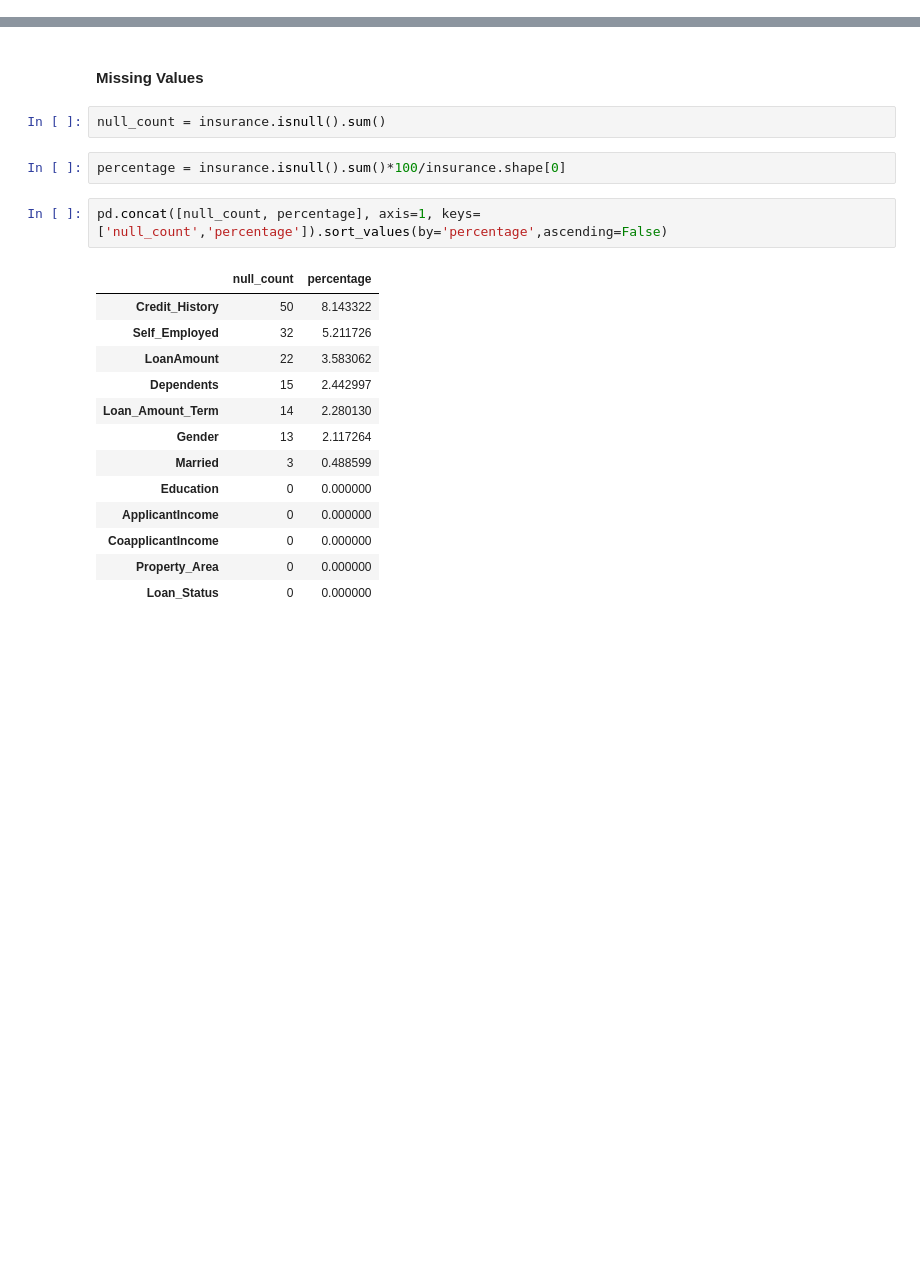
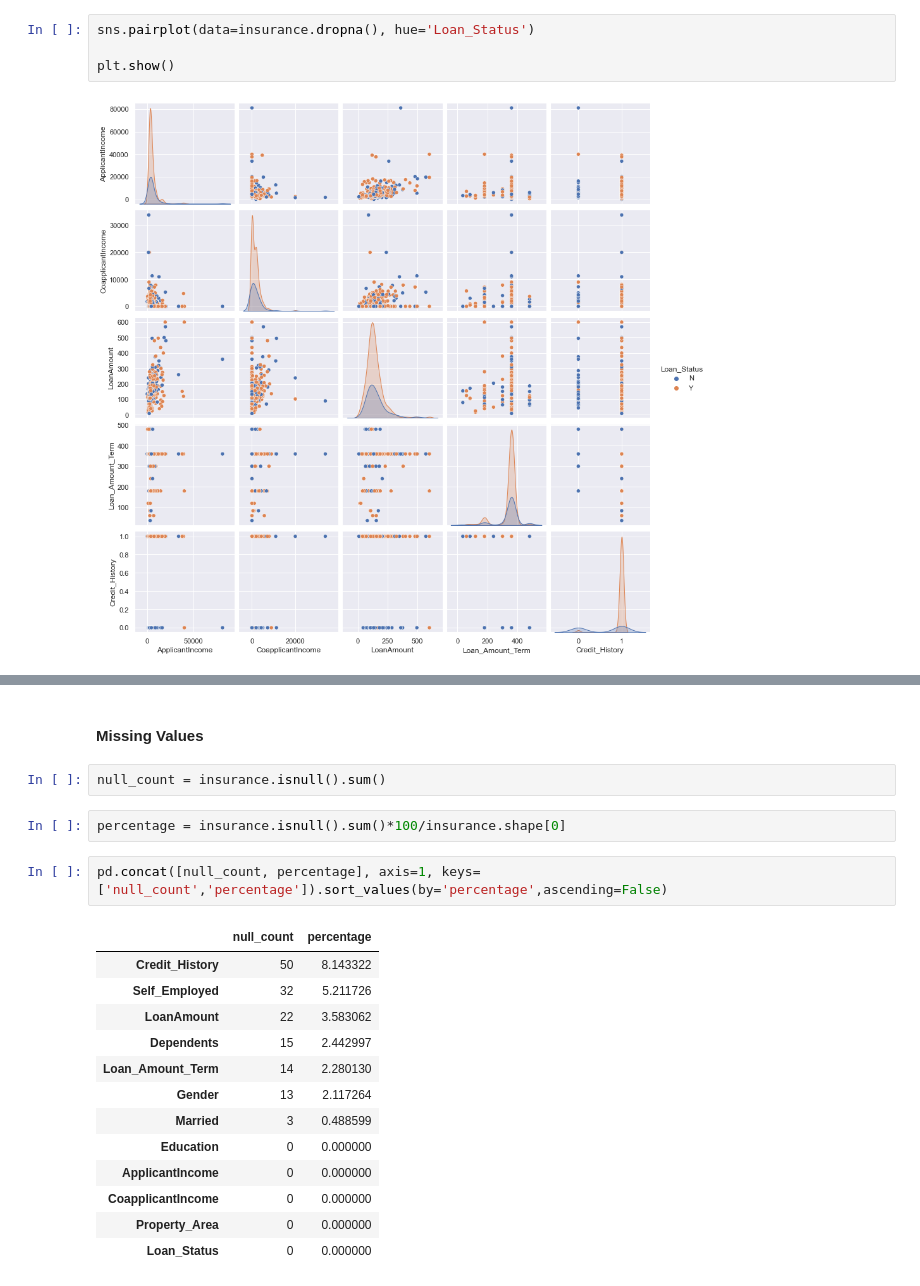
Before and after one commit to jebersabe/EDA-Projects, a Jupyter notebook: G7/Impute.ipynb, the cells around one changed output, grey strips where cells are left out. Drawn from its saved outputs; the diff is of its cells as text; blank space fills up the shorter version.

```diff
--- a/G7/Impute.ipynb
+++ b/G7/Impute.ipynb
@@ -27,0 +65,6 @@ insurance.head()
+# %%
+sns.pairplot(data=insurance.dropna(), hue='Loan_Status')
+
+plt.show()
+# %% [output]
+[figure, added]
```
Also changed, not shown: parts of 53 cells of this notebook, 1 other file.
